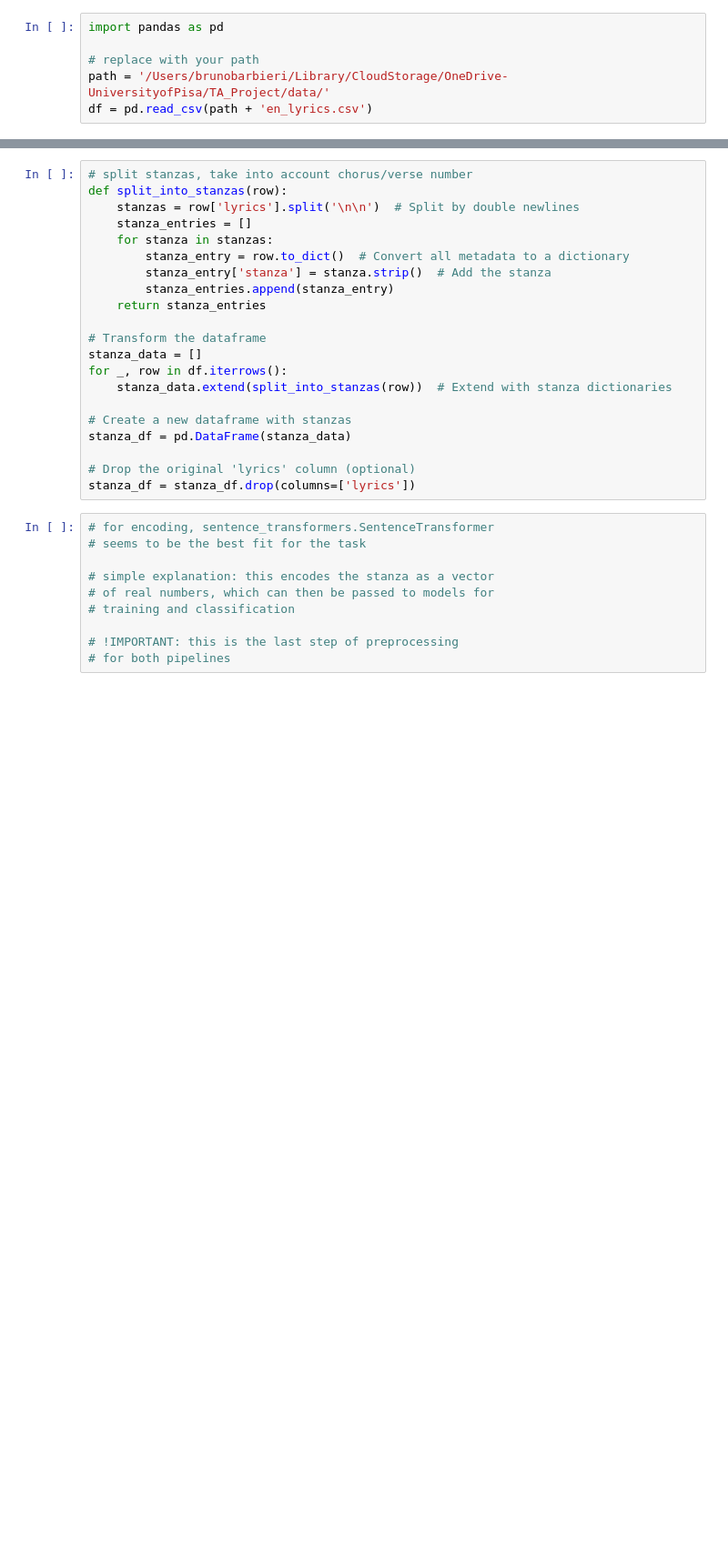
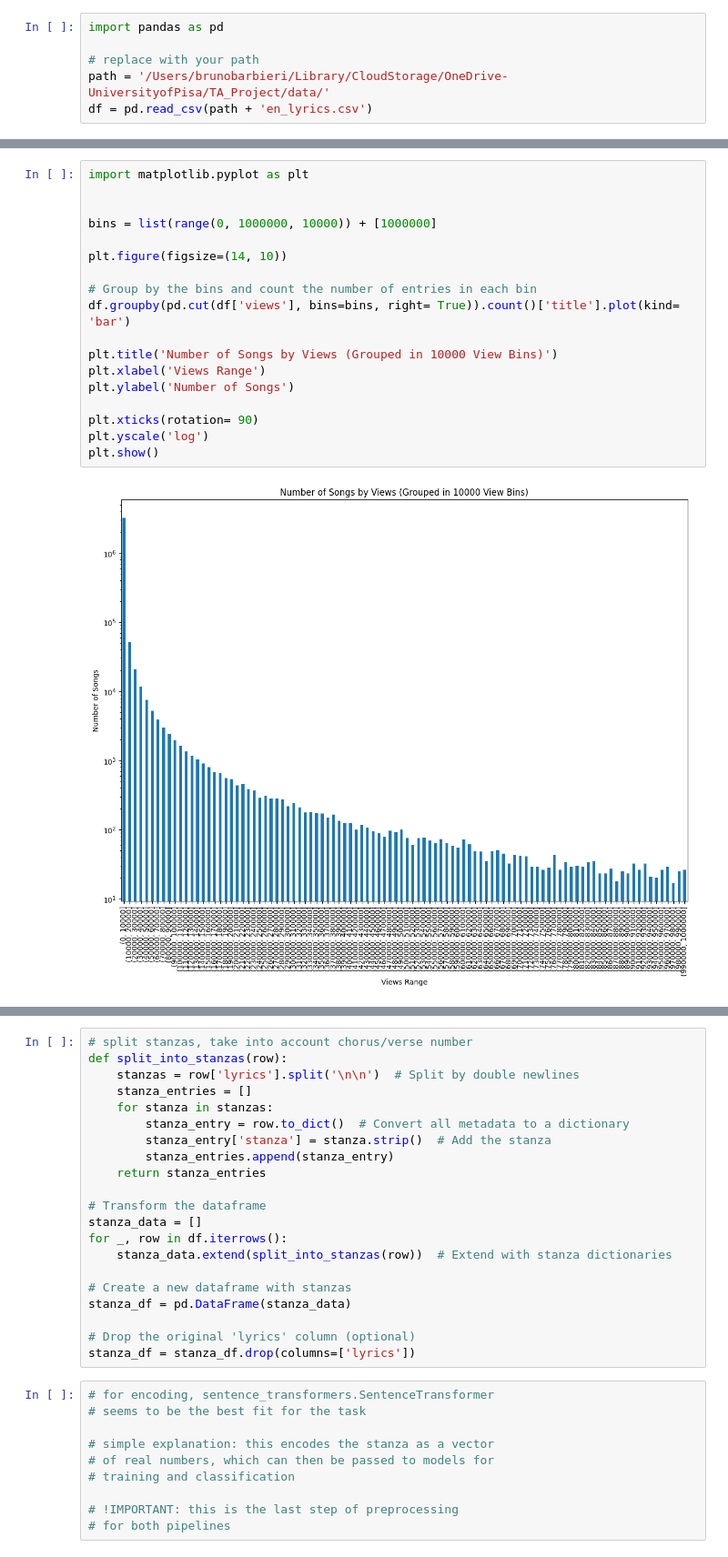
Before and after one commit to ChefBB/TA_project, a Jupyter notebook: preprocessing.ipynb, the cells around one changed output, grey strips where cells are left out. Shown at 91% size. Cells and saved outputs as stored; diff of their text form; blank space fills up the shorter version.

Commit message:
one graph and some more preprocessing exploration

```diff
--- a/preprocessing.ipynb
+++ b/preprocessing.ipynb
@@ -7,2 +30,22 @@ df = pd.read_csv(path + 'en_lyrics.csv')
+# %%
+import matplotlib.pyplot as plt
+
+
+bins = list(range(0, 1000000, 10000)) + [1000000]
+
+plt.figure(figsize=(14, 10))
+
+# Group by the bins and count the number of entries in each bin
+df.groupby(pd.cut(df['views'], bins=bins, right= True)).count()['title'].plot(kind= 'bar')
+
+plt.title('Number of Songs by Views (Grouped in 10000 View Bins)')
+plt.xlabel('Views Range')
+plt.ylabel('Number of Songs')
+
+plt.xticks(rotation= 90)
+plt.yscale('log')
+plt.show()
+# %% [output]
+[figure, added]
 # %%
 # 370714 rows do not contain \n\n
```
Also changed, not shown: parts of 6 cells of this notebook.
